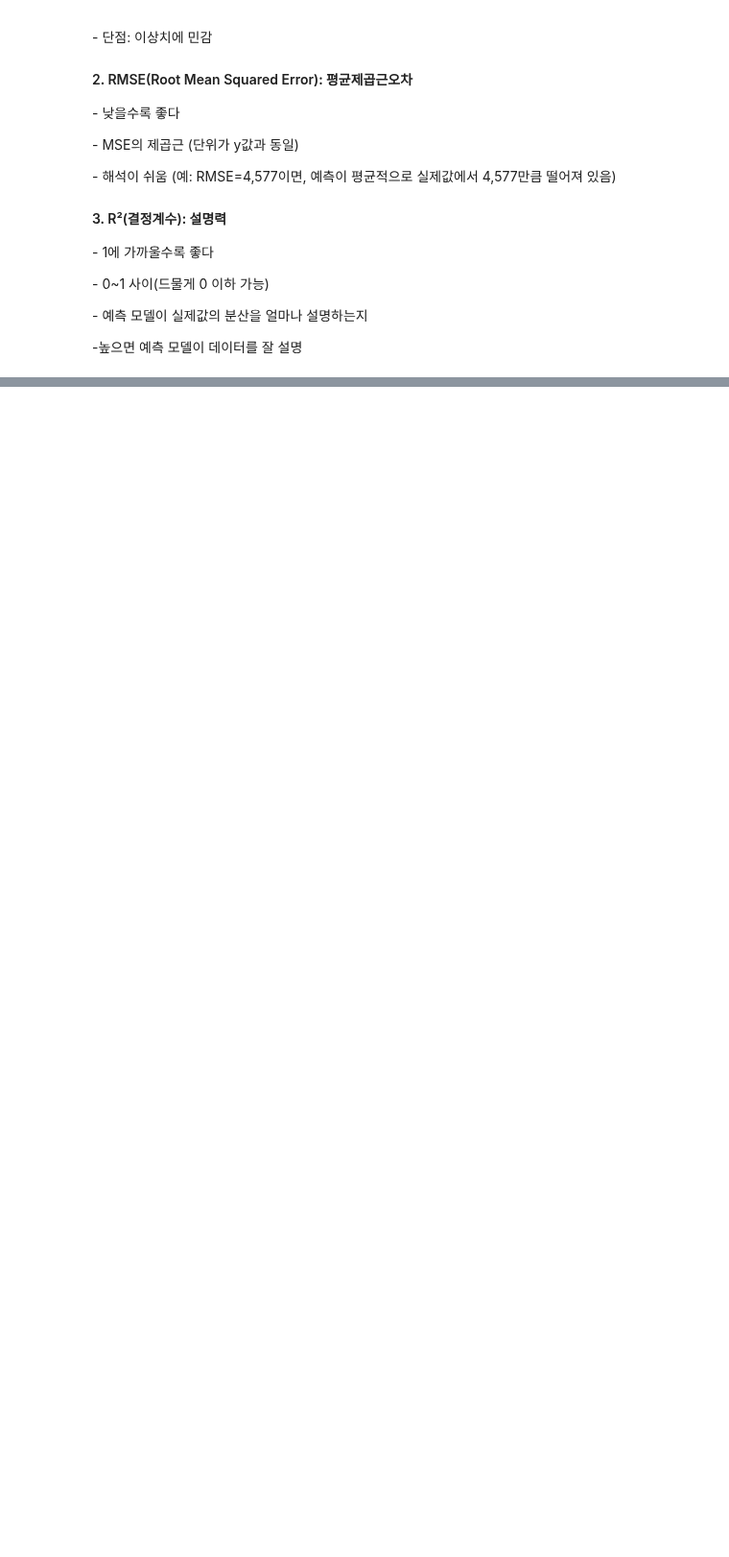
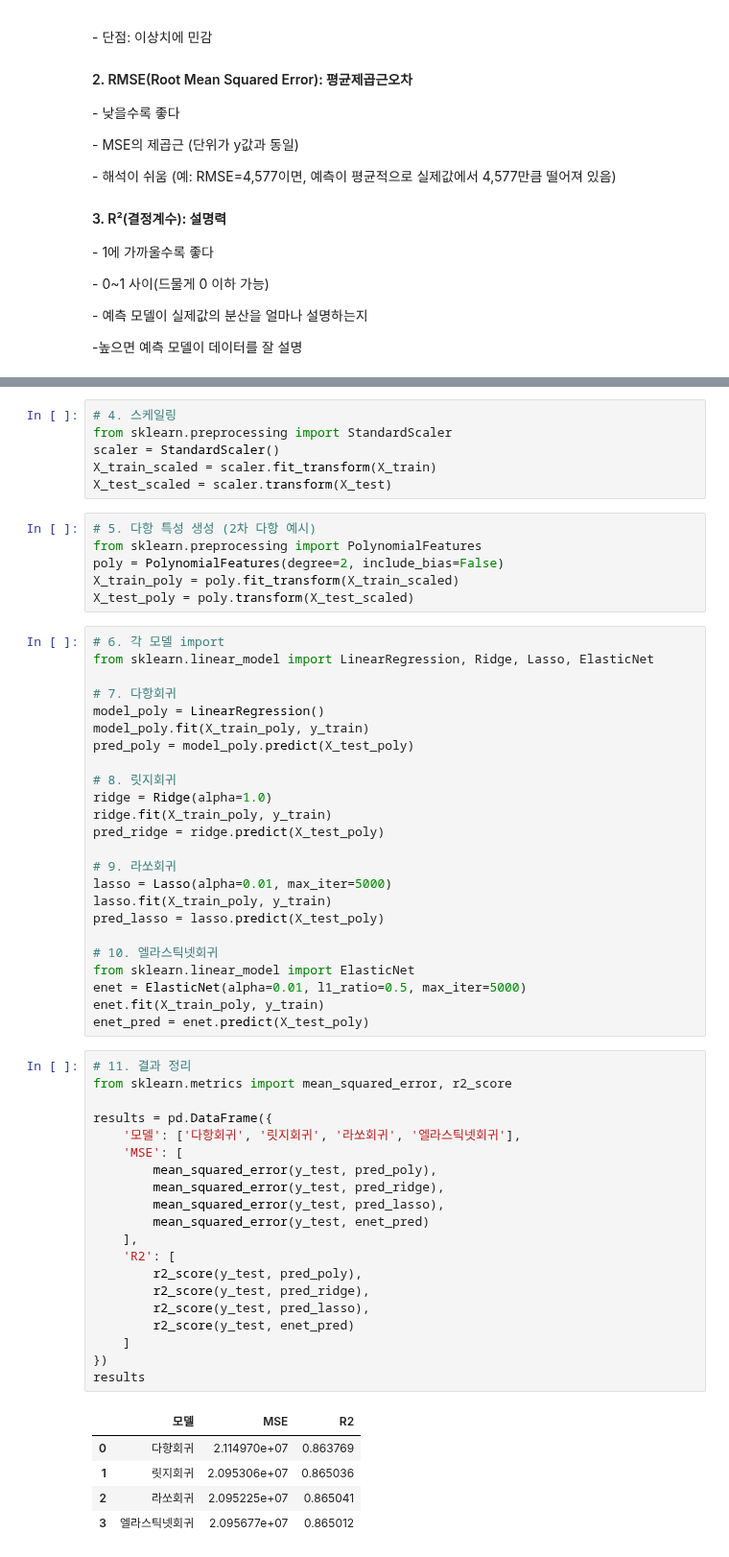
Before and after one commit to minsangggg/hipython_rep, a Jupyter notebook: Study/35.보험료예측모델.ipynb, the cells around one changed output, grey strips where cells are left out. Shown at 96% size. Saved outputs shown, nothing was run; the diff lists cells and outputs as text; blank space fills up the shorter version.

```diff
--- a/Study/35.보험료예측모델.ipynb
+++ b/Study/35.보험료예측모델.ipynb
@@ -264,0 +288,62 @@ plt.show()
+# %%
+# 4. 스케일링
+from sklearn.preprocessing import StandardScaler
+scaler = StandardScaler()
+X_train_scaled = scaler.fit_transform(X_train)
+X_test_scaled = scaler.transform(X_test)
+# %%
+# 5. 다항 특성 생성 (2차 다항 예시)
+from sklearn.preprocessing import PolynomialFeatures
+poly = PolynomialFeatures(degree=2, include_bias=False)
+X_train_poly = poly.fit_transform(X_train_scaled)
+X_test_poly = poly.transform(X_test_scaled)
+# %%
+# 6. 각 모델 import
+from sklearn.linear_model import LinearRegression, Ridge, Lasso, ElasticNet
+
+# 7. 다항회귀
+model_poly = LinearRegression()
+model_poly.fit(X_train_poly, y_train)
+pred_poly = model_poly.predict(X_test_poly)
+
+# 8. 릿지회귀
+ridge = Ridge(alpha=1.0)
+ridge.fit(X_train_poly, y_train)
+pred_ridge = ridge.predict(X_test_poly)
+
+# 9. 라쏘회귀
+lasso = Lasso(alpha=0.01, max_iter=5000)
+lasso.fit(X_train_poly, y_train)
+pred_lasso = lasso.predict(X_test_poly)
+
+# 10. 엘라스틱넷회귀
+from sklearn.linear_model import ElasticNet
+enet = ElasticNet(alpha=0.01, l1_ratio=0.5, max_iter=5000)
+enet.fit(X_train_poly, y_train)
+enet_pred = enet.predict(X_test_poly)
+# %%
+# 11. 결과 정리
+from sklearn.metrics import mean_squared_error, r2_score
+
+results = pd.DataFrame({
+    '모델': ['다항회귀', '릿지회귀', '라쏘회귀', '엘라스틱넷회귀'],
+    'MSE': [
+        mean_squared_error(y_test, pred_poly),
+        mean_squared_error(y_test, pred_ridge),
+        mean_squared_error(y_test, pred_lasso),
+        mean_squared_error(y_test, enet_pred)
+    ],
+    'R2': [
+        r2_score(y_test, pred_poly),
+        r2_score(y_test, pred_ridge),
+        r2_score(y_test, pred_lasso),
+        r2_score(y_test, enet_pred)
+    ]
+})
+results
+# %% [output]
+|  | 모델 | MSE | R2 |
+| 0 | 다항회귀 | 2.114970e+07 | 0.863769 |
+| 1 | 릿지회귀 | 2.095306e+07 | 0.865036 |
+| 2 | 라쏘회귀 | 2.095225e+07 | 0.865041 |
+| 3 | 엘라스틱넷회귀 | 2.095677e+07 | 0.865012 |
```
Also changed, not shown: parts of 5 cells of this notebook, 6 other files.
